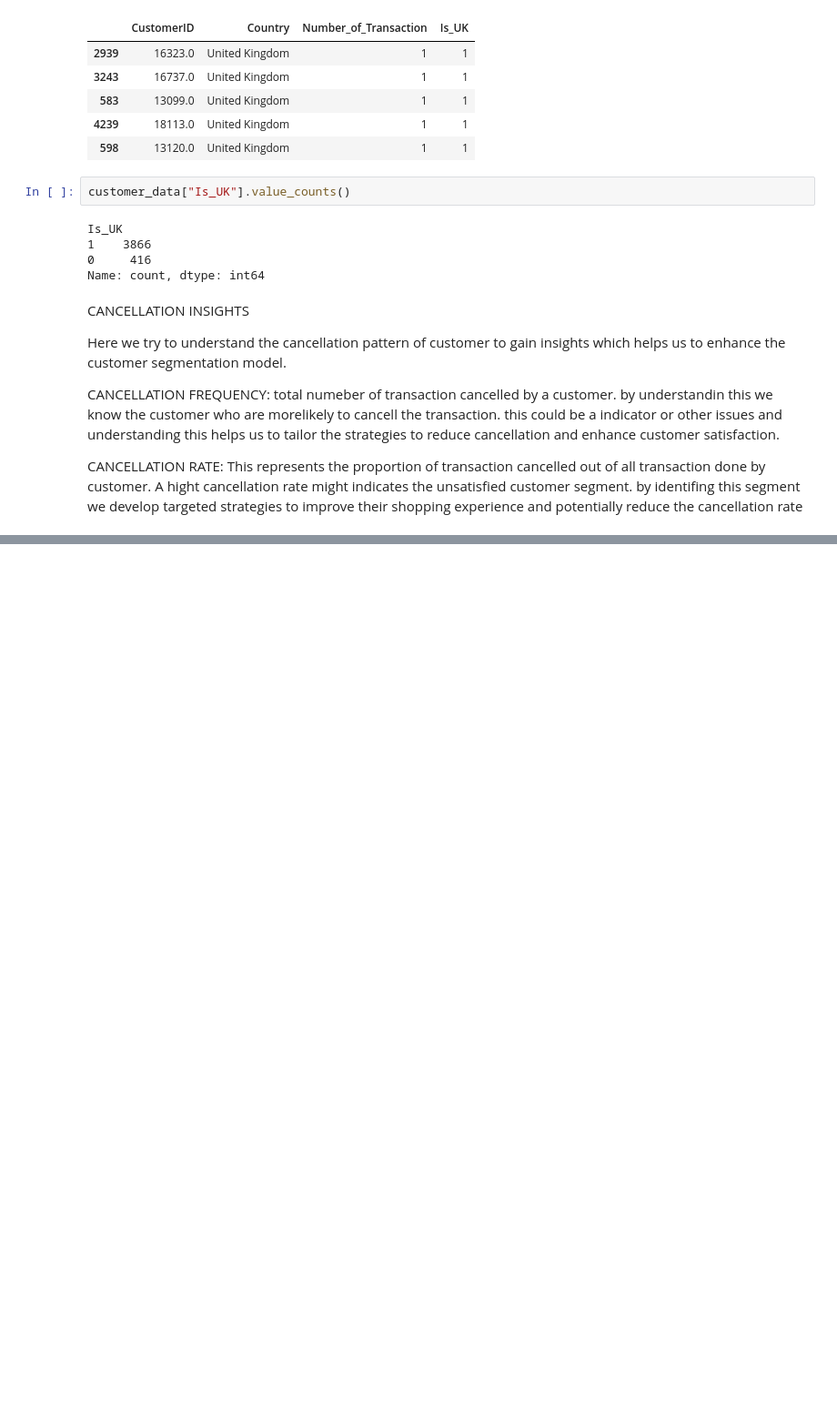
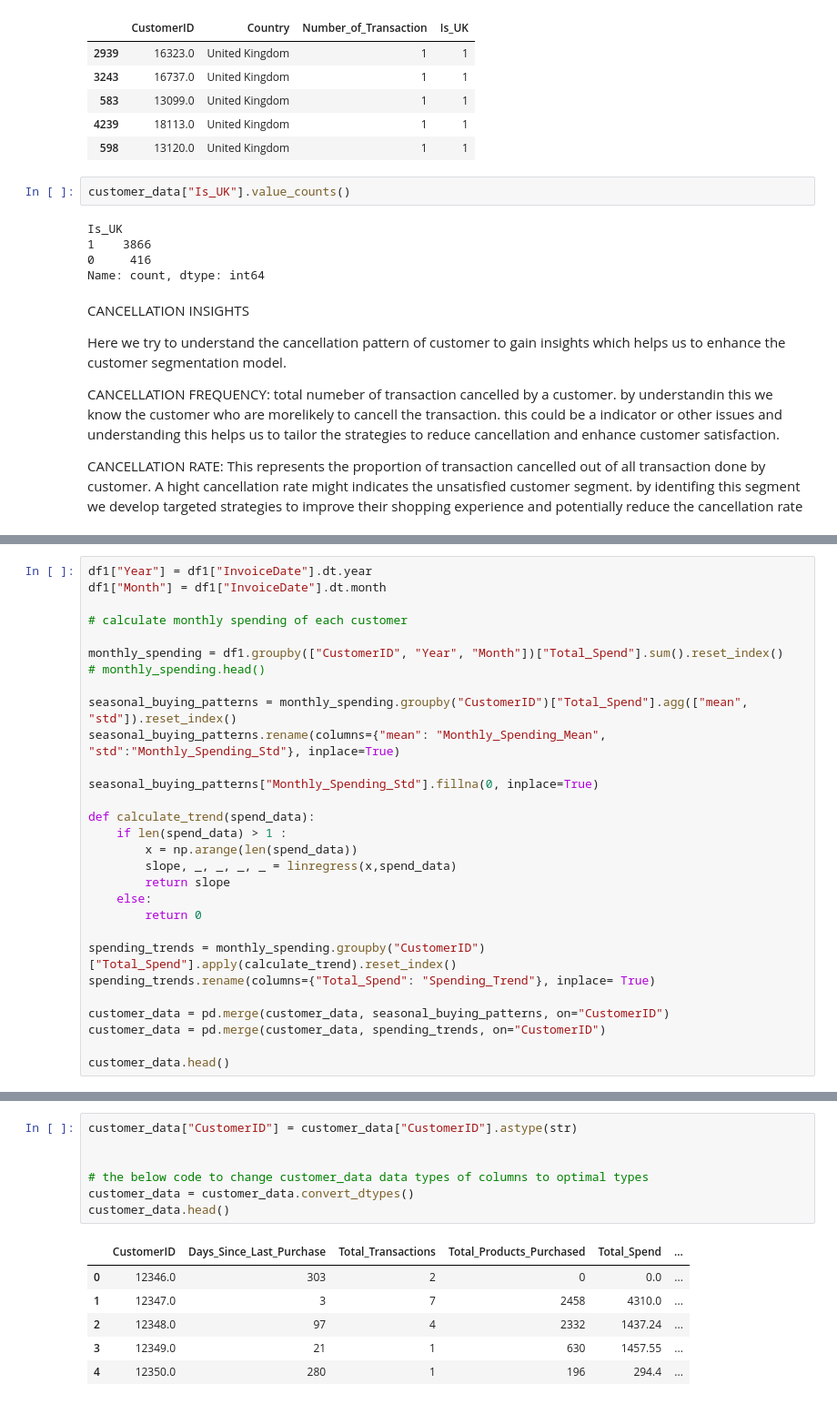
Before and after one commit to vishwan454/Customer_Segmentation_and_Recomendation-_System, a Jupyter notebook: customer_Segmentation_and_Recommendation_System.ipynb, the cells around one changed output, grey strips where cells are left out. Shown at 91% size. Drawn from its saved outputs; the diff is of its cells as text; blank space fills up the shorter version.

```diff
--- a/customer_Segmentation_and_Recommendation_System.ipynb
+++ b/customer_Segmentation_and_Recommendation_System.ipynb
@@ -897,0 +939,29 @@ CANCELLATION RATE: This represents the proportion of transaction cancelled out o
+# %%
+df1["Year"] = df1["InvoiceDate"].dt.year
+df1["Month"] = df1["InvoiceDate"].dt.month
+
+# calculate monthly spending of each customer
+
+monthly_spending = df1.groupby(["CustomerID", "Year", "Month"])["Total_Spend"].sum().reset_index()
+# monthly_spending.head()
+
+seasonal_buying_patterns = monthly_spending.groupby("CustomerID")["Total_Spend"].agg(["mean", "std"]).reset_index()
+seasonal_buying_patterns.rename(columns={"mean": "Monthly_Spending_Mean", "std":"Monthly_Spending_Std"}, inplace=True)
+
+seasonal_buying_patterns["Monthly_Spending_Std"].fillna(0, inplace=True)
+
+def calculate_trend(spend_data):
+    if len(spend_data) > 1 :
+        x = np.arange(len(spend_data))
+        slope, _, _, _, _ = linregress(x,spend_data)
+        return slope
+    else:
+        return 0
+
+spending_trends = monthly_spending.groupby("CustomerID")["Total_Spend"].apply(calculate_trend).reset_index()
+spending_trends.rename(columns={"Total_Spend": "Spending_Trend"}, inplace= True)
+
+customer_data = pd.merge(customer_data, seasonal_buying_patterns, on="CustomerID")
+customer_data = pd.merge(customer_data, spending_trends, on="CustomerID")
+
+customer_data.head()
@@ -897,0 +975,14 @@ CANCELLATION RATE: This represents the proportion of transaction cancelled out o
+# %%
+customer_data["CustomerID"] = customer_data["CustomerID"].astype(str)
+
+
+# the below code to change customer_data data types of columns to optimal types
+customer_data = customer_data.convert_dtypes()
+customer_data.head()
+# %% [output]
+|  | CustomerID | Days_Since_Last_Purchase | Total_Transactions | Total_Products_Purchased | Total_Spend | ... |
+| 0 | 12346.0 | 303 | 2 | 0 | 0.0 | ... |
+| 1 | 12347.0 | 3 | 7 | 2458 | 4310.0 | ... |
+| 2 | 12348.0 | 97 | 4 | 2332 | 1437.24 | ... |
+| 3 | 12349.0 | 21 | 1 | 630 | 1457.55 | ... |
+| 4 | 12350.0 | 280 | 1 | 196 | 294.4 | ... |
```
Also changed, not shown: parts of 11 cells of this notebook.
